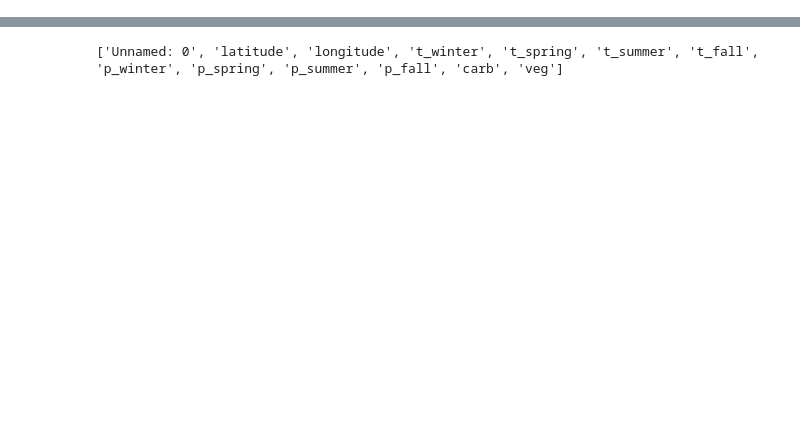
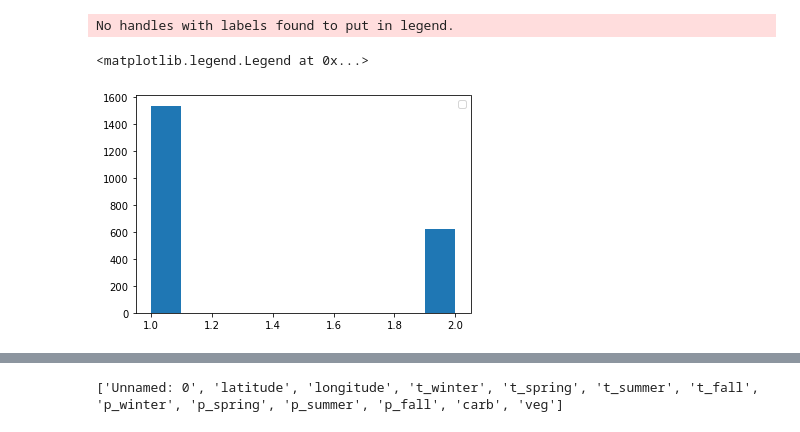
Before and after one commit to chupengrocky/HackthonClimate, a Jupyter notebook: notebook/PlayGound.ipynb, the cells around one changed output, grey strips where cells are left out. Drawn from its saved outputs; the diff is of its cells as text; code cells hidden in the pictures; blank space fills up the shorter version.

```diff
--- a/notebook/PlayGound.ipynb
+++ b/notebook/PlayGound.ipynb
@@ -16,5 +20,9 @@ source2 = "../data_source/present_data_all.csv"
 # %%
 dataf = pd.read_csv(source)
 dataf2 = pd.read_csv(source2)
+dataf3 = pd.read_csv(source3)
+dataf4 = pd.read_csv(source4)
 f1 = dataf.dropna()
 f2 = dataf2.dropna()
+f3 = dataf3.dropna()
+f4 = dataf4.dropna()
@@ -22,0 +55,7 @@ f3 = f2[~f2.isin(f1)].dropna()
+# %%
+plt.hist(f4['veg'].to_numpy())
+plt.legend()
+# %% [output]
+No handles with labels found to put in legend.
+<matplotlib.legend.Legend at 0x...>
+[figure, added]
```
Also changed, not shown: parts of 30 cells of this notebook, 13 other files.
